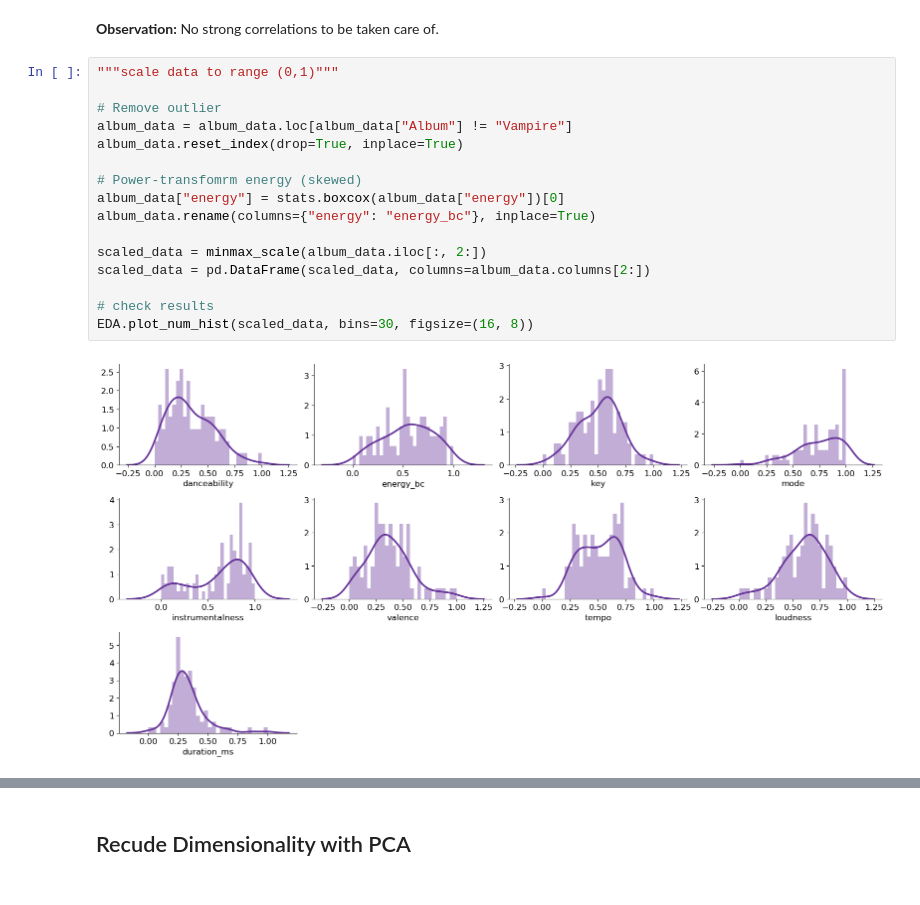
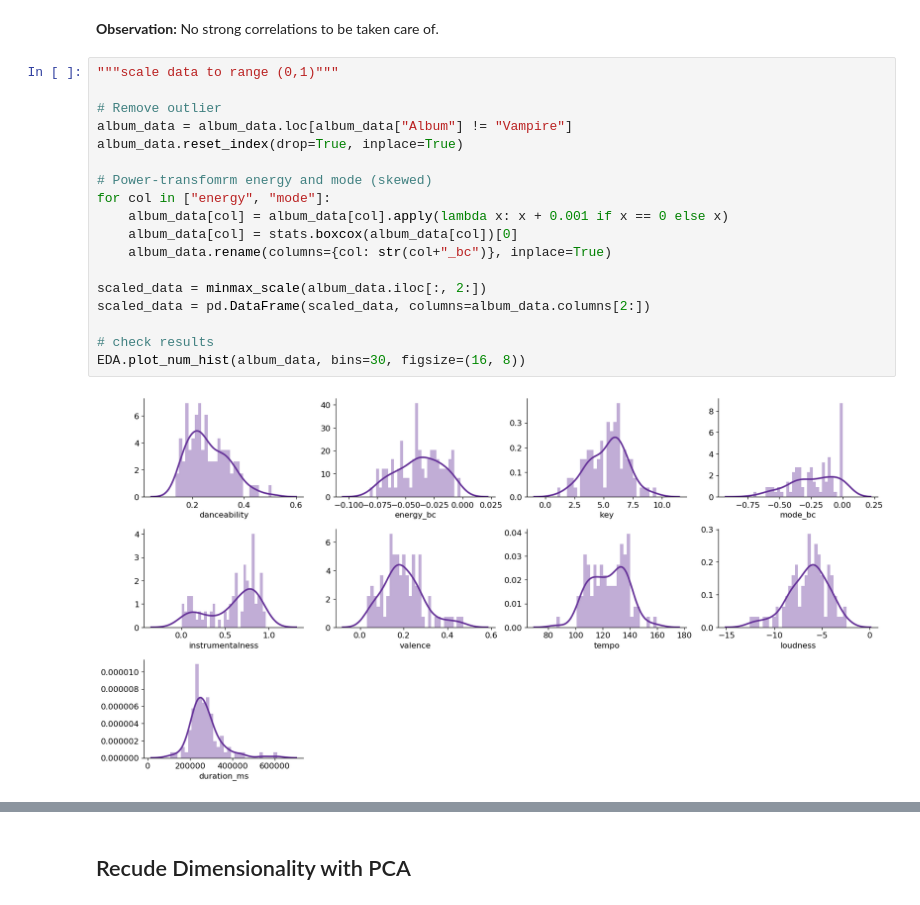
Before and after one commit to rbuerki/death-metal-disco, a Jupyter notebook: 1-EDA_and_Clustering.ipynb, the cells around one changed output, grey strips where cells are left out. Saved outputs shown, nothing was run; the diff lists cells and outputs as text.

Commit message:
DEV add mode to bc, visualize clusters

```diff
--- a/1-EDA_and_Clustering.ipynb
+++ b/1-EDA_and_Clustering.ipynb
@@ -136,20 +134,22 @@ EDA.plot_corr_map_num_all(album_data, figsize=(9, 6))
 # %%
 """scale data to range (0,1)"""
 
 # Remove outlier
 album_data = album_data.loc[album_data["Album"] != "Vampire"]
 album_data.reset_index(drop=True, inplace=True)
 
-# Power-transfomrm energy (skewed)
-album_data["energy"] = stats.boxcox(album_data["energy"])[0]
-album_data.rename(columns={"energy": "energy_bc"}, inplace=True)
+# Power-transfomrm energy and mode (skewed)
+for col in ["energy", "mode"]:
+    album_data[col] = album_data[col].apply(lambda x: x + 0.001 if x == 0 else x)
+    album_data[col] = stats.boxcox(album_data[col])[0]
+    album_data.rename(columns={col: str(col+"_bc")}, inplace=True)
 
 scaled_data = minmax_scale(album_data.iloc[:, 2:])
 scaled_data = pd.DataFrame(scaled_data, columns=album_data.columns[2:])
 
 # check results
-EDA.plot_num_hist(scaled_data, bins=30, figsize=(16, 8))
+EDA.plot_num_hist(album_data, bins=30, figsize=(16, 8))
 # %% [output]
-[figure, old version]
+[figure, new version]
 # %%
 plt.figure(figsize=(12,8))
```
Also changed, not shown: parts of 21 cells of this notebook.
